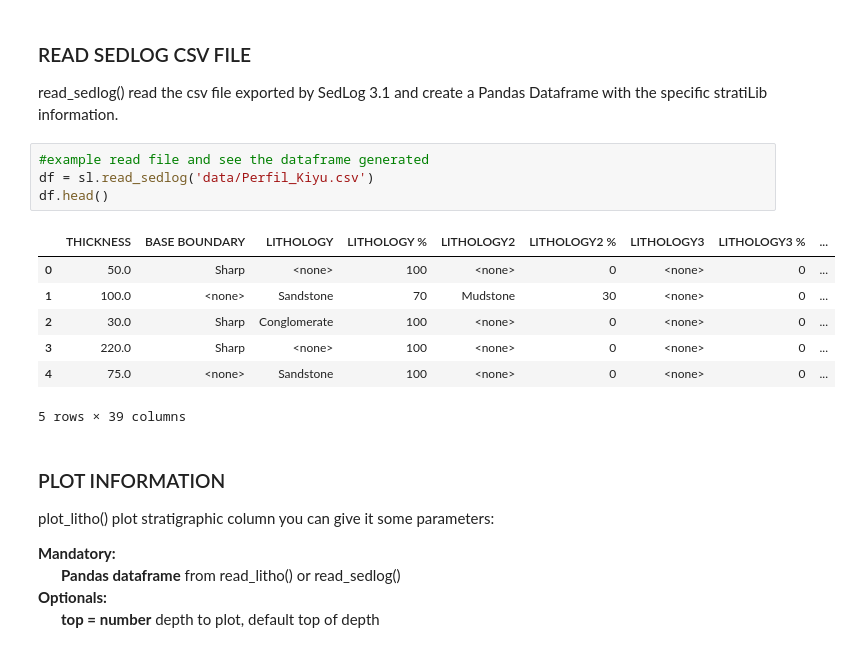
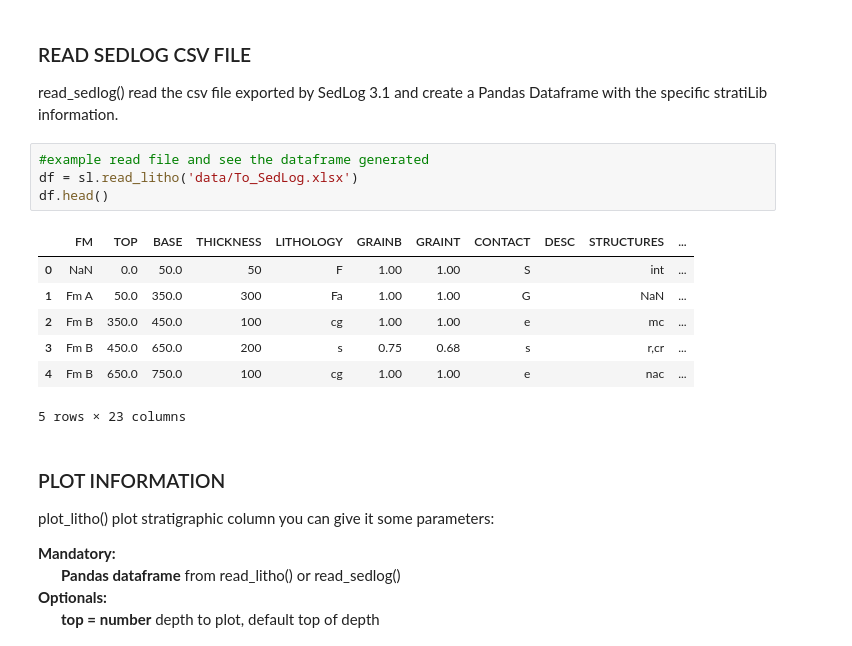
Before and after one commit to rubensdmp/StratiLib, a Jupyter notebook: tutorials/03_Write_SedLog_Data.ipynb, the cells around one changed output. Saved outputs shown, nothing was run; the diff lists cells and outputs as text.

```diff
--- a/tutorials/03_Write_SedLog_Data.ipynb
+++ b/tutorials/03_Write_SedLog_Data.ipynb
@@ -29,16 +29,16 @@ except ImportError:
 read_sedlog() read the csv file exported by SedLog 3.1 and create a Pandas Dataframe with the specific stratiLib information. <br>
 # %%
 #example read file and see the dataframe generated
-df = sl.read_sedlog('data/Perfil_Kiyu.csv')
+df = sl.read_litho('data/To_SedLog.xlsx')
 df.head()
 # %% [output]
-|  | THICKNESS | BASE BOUNDARY | LITHOLOGY | LITHOLOGY % | LITHOLOGY2 | LITHOLOGY2 % | LITHOLOGY3 | LITHOLOGY3 % | ... |
-| 0 | 50.0 | Sharp | <none> | 100 | <none> | 0 | <none> | 0 | ... |
-| 1 | 100.0 | <none> | Sandstone | 70 | Mudstone | 30 | <none> | 0 | ... |
-| 2 | 30.0 | Sharp | Conglomerate | 100 | <none> | 0 | <none> | 0 | ... |
-| 3 | 220.0 | Sharp | <none> | 100 | <none> | 0 | <none> | 0 | ... |
-| 4 | 75.0 | <none> | Sandstone | 100 | <none> | 0 | <none> | 0 | ... |
+|  | FM | TOP | BASE | THICKNESS | LITHOLOGY | GRAINB | GRAINT | CONTACT | DESC | STRUCTURES | ... |
+| 0 | NaN | 0.0 | 50.0 | 50 | F | 1.00 | 1.00 | S |  | int | ... |
+| 1 | Fm A | 50.0 | 350.0 | 300 | Fa | 1.00 | 1.00 | G |  | NaN | ... |
+| 2 | Fm B | 350.0 | 450.0 | 100 | cg | 1.00 | 1.00 | e |  | mc | ... |
+| 3 | Fm B | 450.0 | 650.0 | 200 | s | 0.75 | 0.68 | s |  | r,cr | ... |
+| 4 | Fm B | 650.0 | 750.0 | 100 | cg | 1.00 | 1.00 | e |  | nac | ... |
-5 rows × 39 columns
+5 rows × 23 columns
 # %% [markdown]
 ### PLOT INFORMATION
 
```
Also changed, not shown: parts of 7 cells of this notebook, 5 other files.
